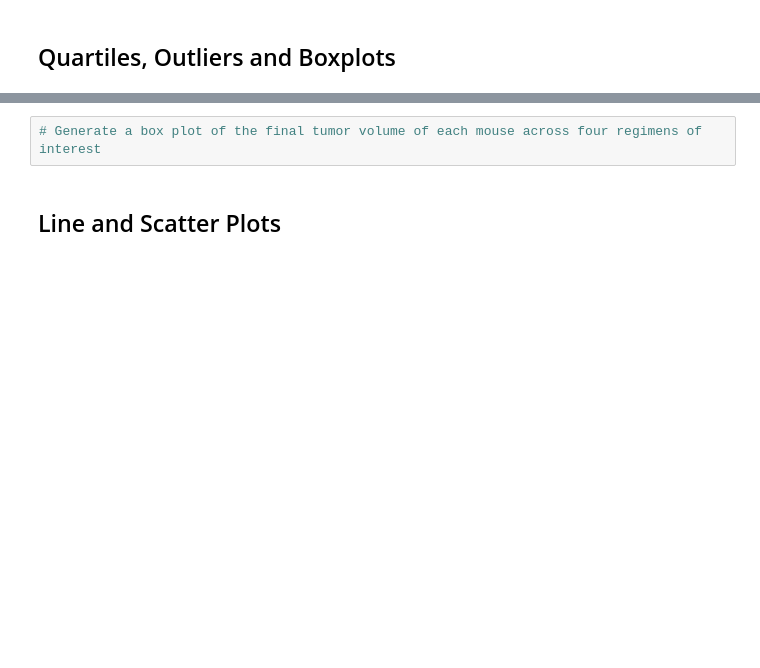
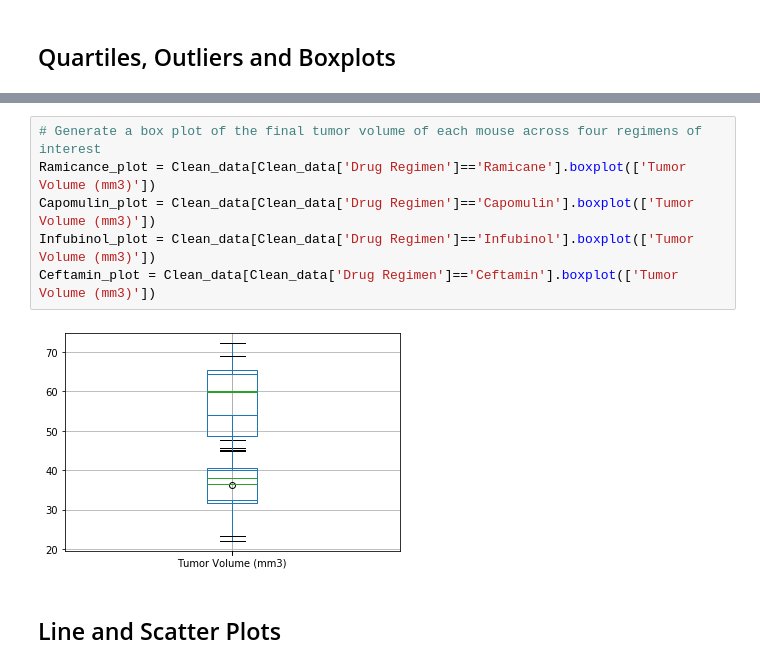
Before and after one commit to ytran29/UCI-IRV-DATA-PT-03-2020-HomeWork, a Jupyter notebook: Matplotbib_Homework/Pymaceuticals/pymaceuticals_starter_turn-in.ipynb, the cells around one changed output, grey strips where cells are left out. Saved outputs shown, nothing was run; the diff lists cells and outputs as text; blank space fills up the shorter version.

```diff
--- a/Matplotbib_Homework/Pymaceuticals/pymaceuticals_starter.ipynb
+++ b/Matplotbib_Homework/Pymaceuticals/pymaceuticals_starter_turn-in.ipynb
@@ -184,5 +205,11 @@ plt.axis("equal")
 # %%
 # Generate a box plot of the final tumor volume of each mouse across four regimens of interest
+Ramicance_plot = Clean_data[Clean_data['Drug Regimen']=='Ramicane'].boxplot(['Tumor Volume (mm3)'])
+Capomulin_plot = Clean_data[Clean_data['Drug Regimen']=='Capomulin'].boxplot(['Tumor Volume (mm3)'])
+Infubinol_plot = Clean_data[Clean_data['Drug Regimen']=='Infubinol'].boxplot(['Tumor Volume (mm3)'])
+Ceftamin_plot = Clean_data[Clean_data['Drug Regimen']=='Ceftamin'].boxplot(['Tumor Volume (mm3)'])
+# %% [output]
+[figure, added]
 # %% [markdown]
 ## Line and Scatter Plots
 # %%
```
Also changed, not shown: parts of 3 cells of this notebook, 1 other file.
